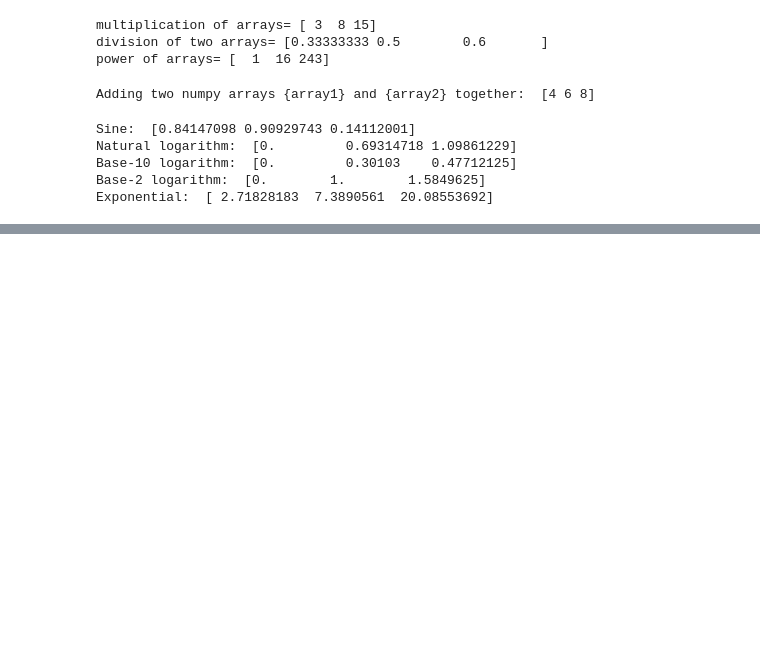
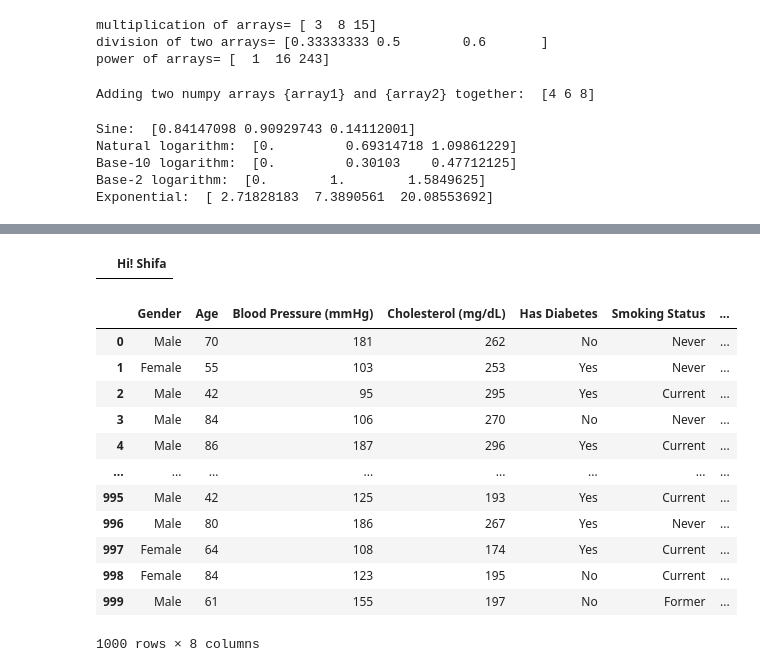
Before and after one commit to 2303a52351/AIML_2303a52351, a Jupyter notebook: aiml_lab1.ipynb, the cells around one changed output, grey strips where cells are left out. Cells and saved outputs as stored; diff of their text form; code cells hidden in the pictures; blank space fills up the shorter version.

```diff
--- a/aiml_lab1.ipynb
+++ b/aiml_lab1.ipynb
@@ -59,0 +124,22 @@ Exponential:  [ 2.71828183  7.3890561  20.08553692]
+# %%
+data1=pd.read_table("/content/hi.txt")
+data1
+# %% [output]
+|  | Hi! Shifa |
+# %%
+data2 = pd.read_csv("/content/heart_attack_dataset.csv")
+data2
+# %% [output]
+|  | Gender | Age | Blood Pressure (mmHg) | Cholesterol (mg/dL) | Has Diabetes | Smoking Status | ... |
+| 0 | Male | 70 | 181 | 262 | No | Never | ... |
+| 1 | Female | 55 | 103 | 253 | Yes | Never | ... |
+| 2 | Male | 42 | 95 | 295 | Yes | Current | ... |
+| 3 | Male | 84 | 106 | 270 | No | Never | ... |
+| 4 | Male | 86 | 187 | 296 | Yes | Current | ... |
+| ... | ... | ... | ... | ... | ... | ... | ... |
+| 995 | Male | 42 | 125 | 193 | Yes | Current | ... |
+| 996 | Male | 80 | 186 | 267 | Yes | Never | ... |
+| 997 | Female | 64 | 108 | 174 | Yes | Current | ... |
+| 998 | Female | 84 | 123 | 195 | No | Current | ... |
+| 999 | Male | 61 | 155 | 197 | No | Former | ... |
+1000 rows × 8 columns
```
Also changed, not shown: parts of 11 cells of this notebook.
